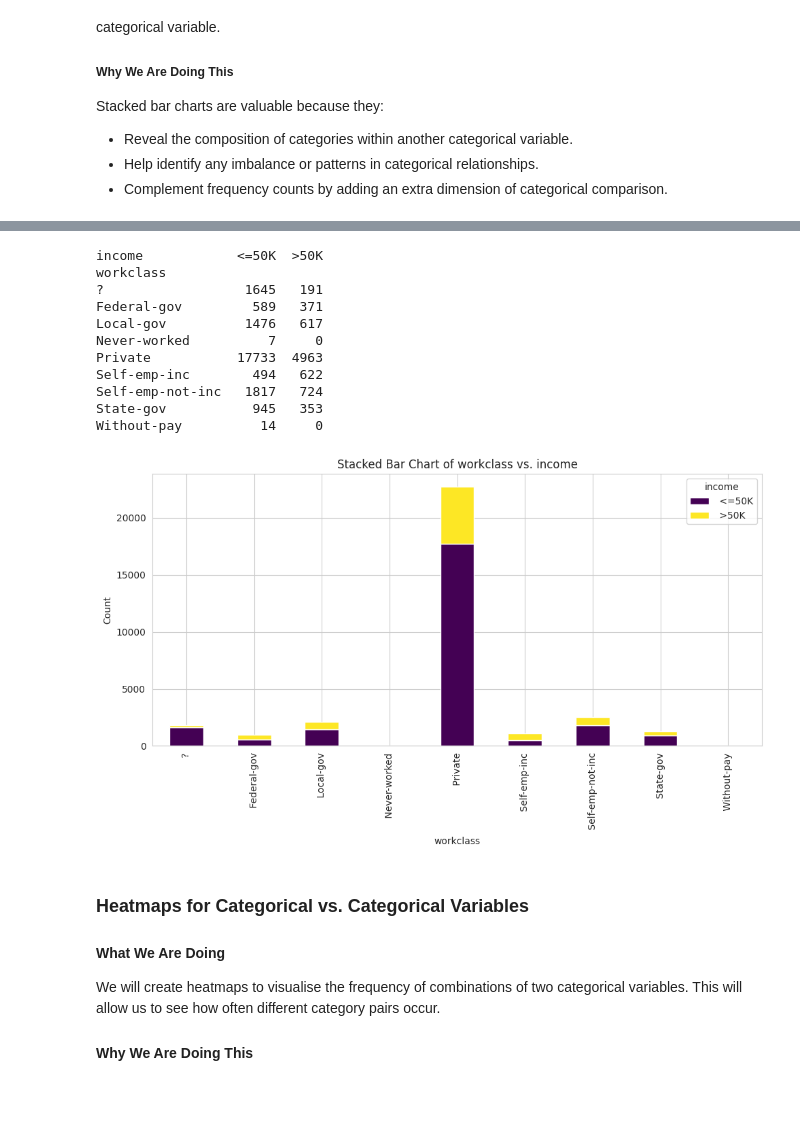
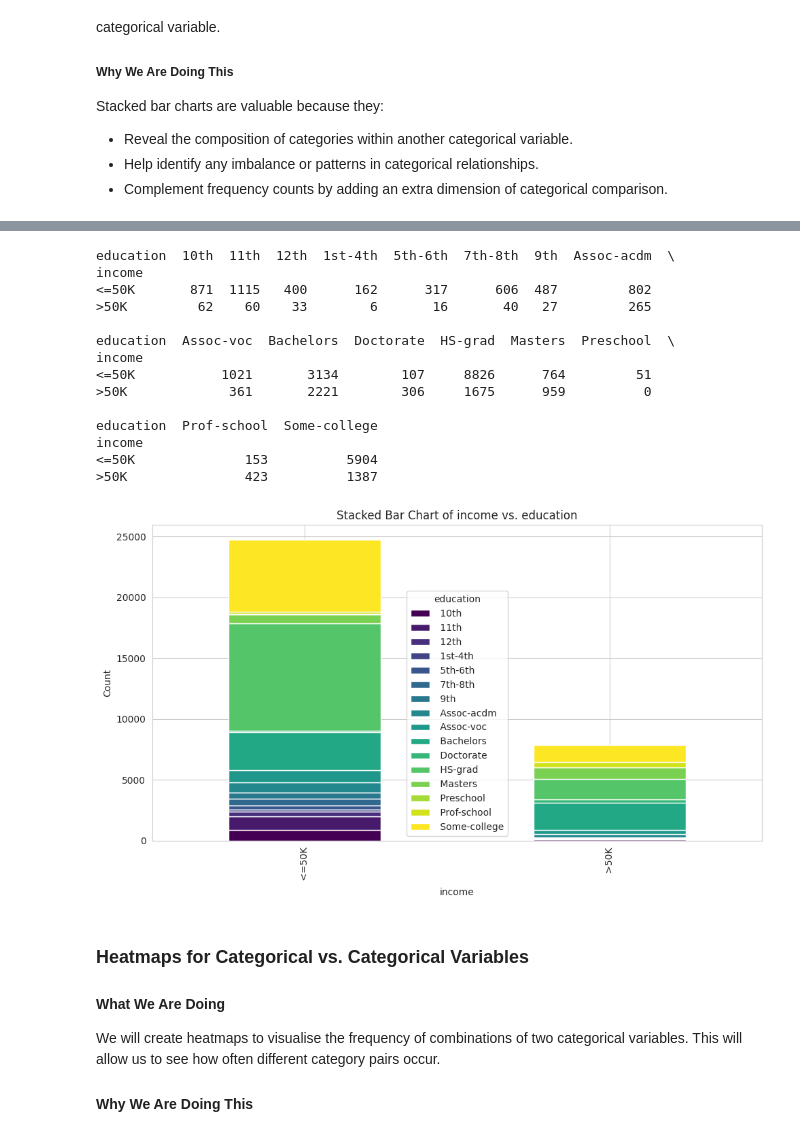
Before and after one commit to stephenjera/coding-tutorials, a Jupyter notebook: python-tutorials/Machine_Learning/T01_Exploratory_Data_Analysis/eda2.ipynb, the cells around one changed output, grey strips where cells are left out. Saved outputs shown, nothing was run; the diff lists cells and outputs as text; code cells hidden in the pictures; blank space fills up the shorter version.

```diff
--- a/python-tutorials/Machine_Learning/T01_Exploratory_Data_Analysis/eda2.ipynb
+++ b/python-tutorials/Machine_Learning/T01_Exploratory_Data_Analysis/eda2.ipynb
@@ -11,9 +12,21 @@ sns.set_style("whitegrid")
 # Load the dataset
 url = "https://archive.ics.uci.edu/ml/machine-learning-databases/adult/adult.data"
 column_names = [
-    "age", "workclass", "fnlwgt", "education", "education-num", "marital-status",
-    "occupation", "relationship", "race", "sex", "capital-gain", "capital-loss",
-    "hours-per-week", "native-country", "income"
+    "age",
+    "workclass",
+    "fnlwgt",
+    "education",
+    "education-num",
+    "marital-status",
+    "occupation",
+    "relationship",
+    "race",
+    "sex",
+    "capital-gain",
+    "capital-loss",
+    "hours-per-week",
+    "native-country",
+    "income",
 ]
 df = pd.read_csv(url, header=None, names=column_names)
 
@@ -285,35 +329,36 @@ Stacked bar charts are valuable because they:
 # %%
-# For demonstration, we'll create a stacked bar chart for a selected pair of categorical variables.
-# You can modify these selections as needed.
-cat_var1 = 'workclass'
-cat_var2 = 'income'
+cat_var1 = "income"
+cat_var2 = "education"
 
 # Create a cross-tabulation of the two variables
 crosstab = pd.crosstab(df[cat_var1], df[cat_var2])
 print(crosstab)
 
 # Plot a stacked bar chart using the crosstab data
-crosstab.plot(kind='bar', stacked=True, figsize=(10, 6), colormap='viridis')
+crosstab.plot(kind="bar", stacked=True, figsize=(10, 6), colormap="viridis")
 plt.title(f"Stacked Bar Chart of {cat_var1} vs. {cat_var2}")
 plt.xlabel(cat_var1)
 plt.ylabel("Count")
 plt.xticks(rotation=90)
 plt.legend(title=cat_var2)
 plt.tight_layout()
 plt.show()
 # %% [output]
-income            <=50K  >50K
-workclass
-?                  1645   191
-Federal-gov         589   371
-Local-gov          1476   617
-Never-worked          7     0
-Private           17733  4963
-Self-emp-inc        494   622
-Self-emp-not-inc   1817   724
-State-gov           945   353
-Without-pay          14     0
+education  10th  11th  12th  1st-4th  5th-6th  7th-8th  9th  Assoc-acdm  \
+income
+<=50K       871  1115   400      162      317      606  487         802
+>50K         62    60    33        6       16       40   27         265
+
+education  Assoc-voc  Bachelors  Doctorate  HS-grad  Masters  Preschool  \
+income
+<=50K           1021       3134        107     8826      764         51
+>50K             361       2221        306     1675      959          0
+
+education  Prof-school  Some-college
+income
+<=50K              153          5904
+>50K               423          1387
-[figure, old version]
+[figure, new version]
 # %% [markdown]
 ### Heatmaps for Categorical vs. Categorical Variables
 
```
Also changed, not shown: parts of 17 cells of this notebook.
